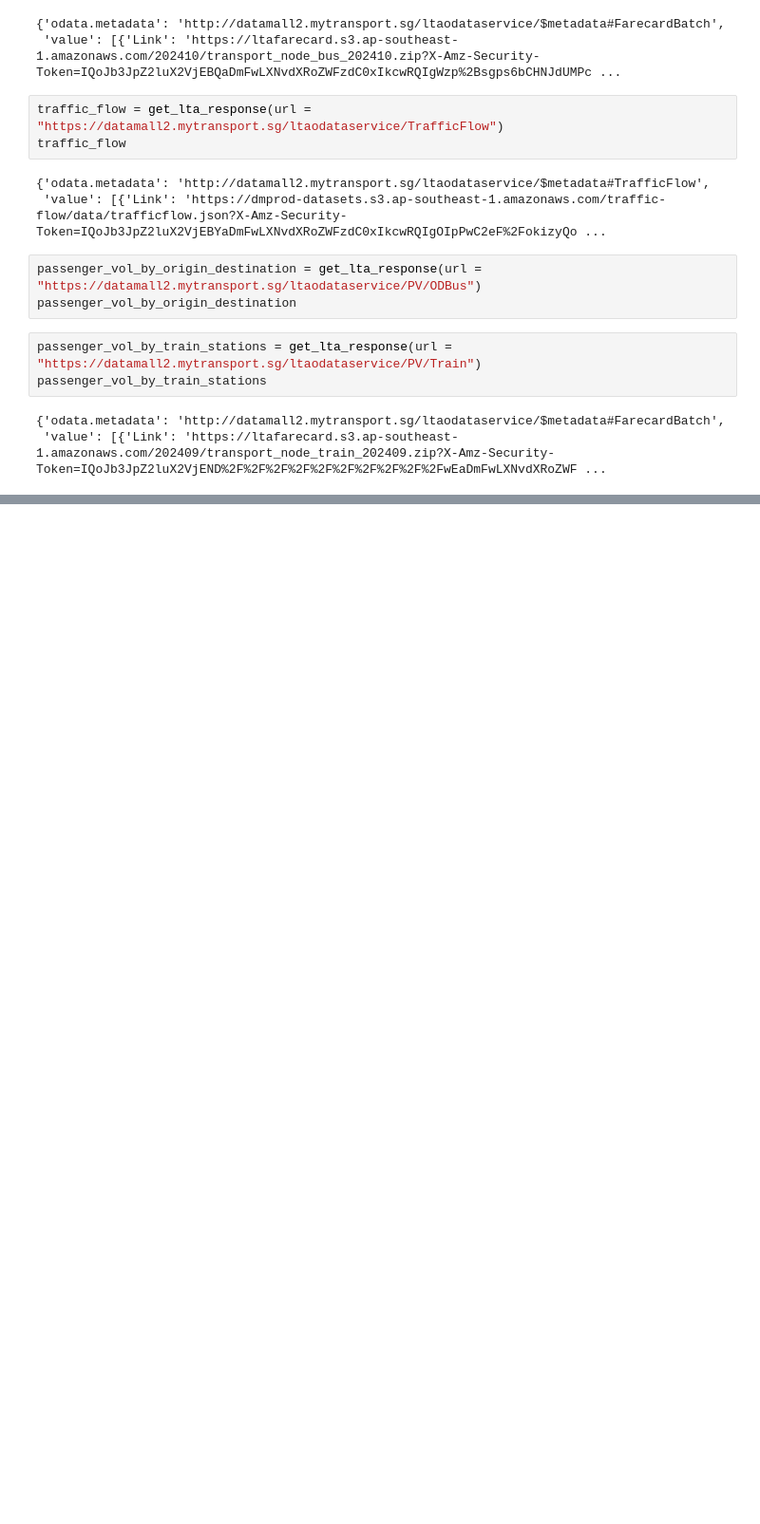
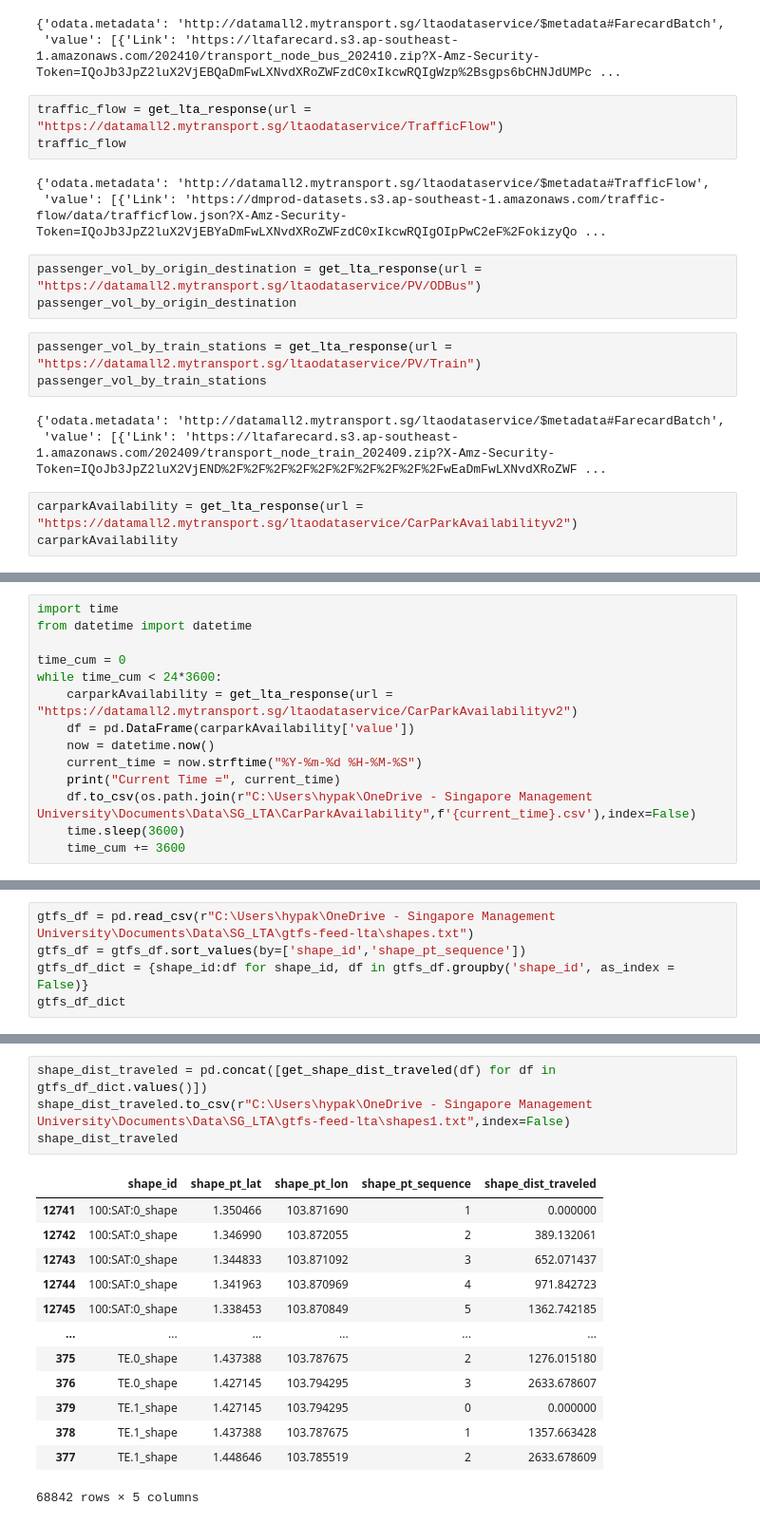
Before and after one commit to pakhuiying/NCCS_analysis, a Jupyter notebook: LTA_API.ipynb, the cells around one changed output, grey strips where cells are left out. Shown at 95% size. Saved outputs shown, nothing was run; the diff lists cells and outputs as text; blank space fills up the shorter version.

```diff
--- a/LTA_API.ipynb
+++ b/LTA_API.ipynb
@@ -130,3 +131,6 @@ passenger_vol_by_train_stations
 # %% [output]
 {'odata.metadata': 'http://datamall2.mytransport.sg/ltaodataservice/$metadata#FarecardBatch',
  'value': [{'Link': 'https://ltafarecard.s3.ap-southeast-1.amazonaws.com/202409/transport_node_train_202409.zip?X-Amz-Security-Token=IQoJb3JpZ2luX2VjEND%2F%2F%2F%2F%2F%2F%2F%2F%2F%2FwEaDmFwLXNvdXRoZWF ...
+# %%
+carparkAvailability = get_lta_response(url = "https://datamall2.mytransport.sg/ltaodataservice/CarParkAvailabilityv2")
+carparkAvailability
@@ -132,0 +155,14 @@ passenger_vol_by_train_stations
+# %%
+import time
+from datetime import datetime
+
+time_cum = 0
+while time_cum < 24*3600:
+    carparkAvailability = get_lta_response(url = "https://datamall2.mytransport.sg/ltaodataservice/CarParkAvailabilityv2")
+    df = pd.DataFrame(carparkAvailability['value'])
+    now = datetime.now()
+    current_time = now.strftime("%Y-%m-%d %H-%M-%S")
+    print("Current Time =", current_time)
+    df.to_csv(os.path.join(r"C:\Users\hypak\OneDrive - Singapore Management University\Documents\Data\SG_LTA\CarParkAvailability",f'{current_time}.csv'),index=False)
+    time.sleep(3600)
+    time_cum += 3600
@@ -132,0 +197,5 @@ passenger_vol_by_train_stations
+# %%
+gtfs_df = pd.read_csv(r"C:\Users\hypak\OneDrive - Singapore Management University\Documents\Data\SG_LTA\gtfs-feed-lta\shapes.txt")
+gtfs_df = gtfs_df.sort_values(by=['shape_id','shape_pt_sequence'])
+gtfs_df_dict = {shape_id:df for shape_id, df in gtfs_df.groupby('shape_id', as_index = False)}
+gtfs_df_dict
@@ -132,0 +270,18 @@ passenger_vol_by_train_stations
+# %%
+shape_dist_traveled = pd.concat([get_shape_dist_traveled(df) for df in gtfs_df_dict.values()])
+shape_dist_traveled.to_csv(r"C:\Users\hypak\OneDrive - Singapore Management University\Documents\Data\SG_LTA\gtfs-feed-lta\shapes1.txt",index=False)
+shape_dist_traveled
+# %% [output]
+|  | shape_id | shape_pt_lat | shape_pt_lon | shape_pt_sequence | shape_dist_traveled |
+| 12741 | 100:SAT:0_shape | 1.350466 | 103.871690 | 1 | 0.000000 |
+| 12742 | 100:SAT:0_shape | 1.346990 | 103.872055 | 2 | 389.132061 |
+| 12743 | 100:SAT:0_shape | 1.344833 | 103.871092 | 3 | 652.071437 |
+| 12744 | 100:SAT:0_shape | 1.341963 | 103.870969 | 4 | 971.842723 |
+| 12745 | 100:SAT:0_shape | 1.338453 | 103.870849 | 5 | 1362.742185 |
+| ... | ... | ... | ... | ... | ... |
+| 375 | TE.0_shape | 1.437388 | 103.787675 | 2 | 1276.015180 |
+| 376 | TE.0_shape | 1.427145 | 103.794295 | 3 | 2633.678607 |
+| 379 | TE.1_shape | 1.427145 | 103.794295 | 0 | 0.000000 |
+| 378 | TE.1_shape | 1.437388 | 103.787675 | 1 | 1357.663428 |
+| 377 | TE.1_shape | 1.448646 | 103.785519 | 2 | 2633.678609 |
+68842 rows × 5 columns
```
Also changed, not shown: parts of 11 cells of this notebook.
